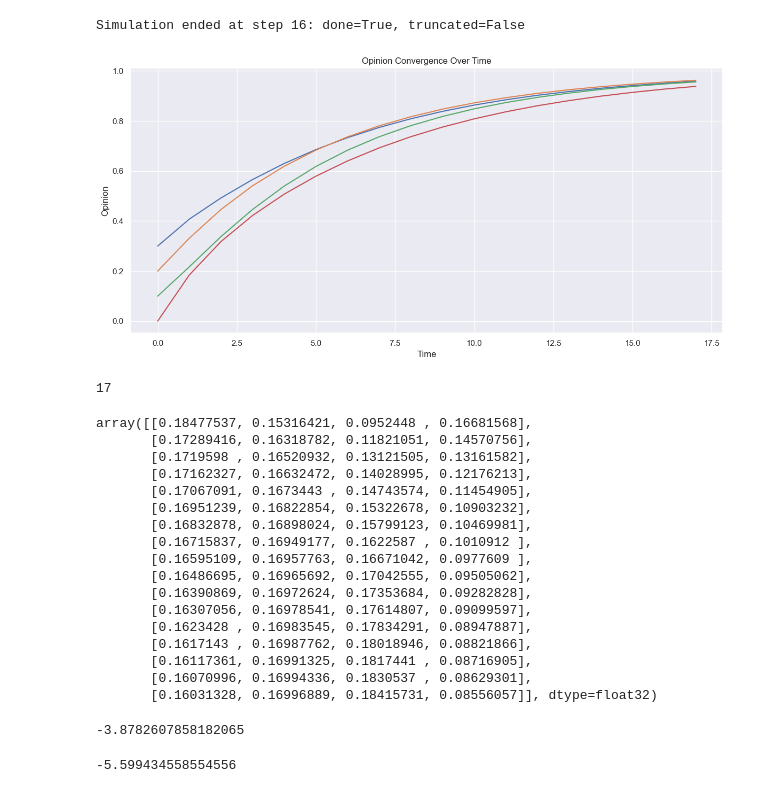
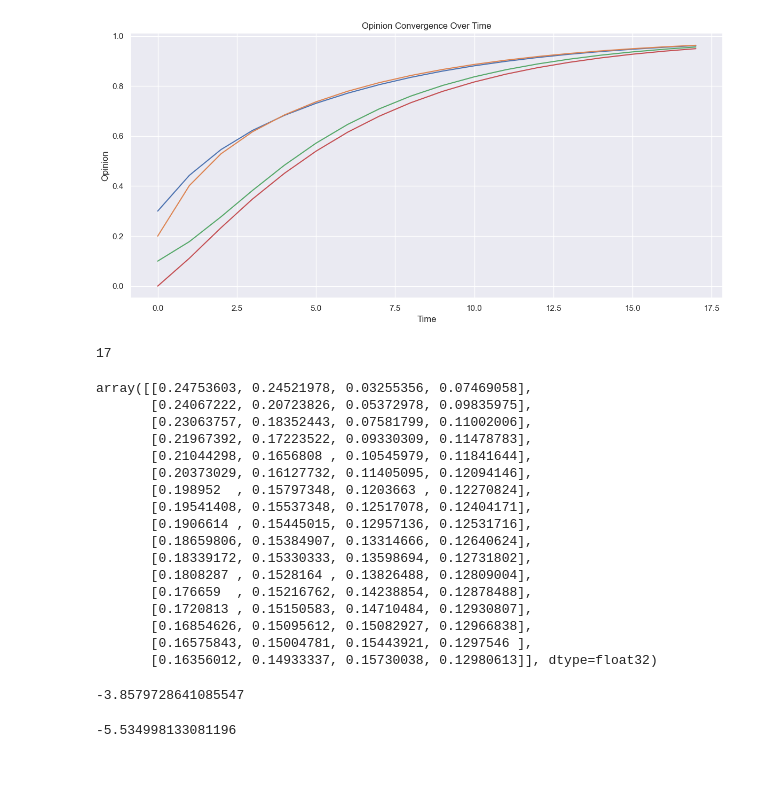
Before and after one commit to mariusdgm/phd-rl-algos, a Jupyter notebook: dqn/opinion_dynamics/experiments/agent_eval.ipynb, the cells around one changed output. Saved outputs shown, nothing was run; the diff lists cells and outputs as text; code cells hidden in the pictures.

Commit message:
best experiment beats nahs

```diff
--- a/dqn/opinion_dynamics/experiments/agent_eval.ipynb
+++ b/dqn/opinion_dynamics/experiments/agent_eval.ipynb
@@ -113,7 +113,7 @@ def run_policy_agent(agent, max_steps=1000):
 # exp_subdir = r"D:\Work\repos\RL\phd-rl-algos\dqn\opinion_dynamics\experiments\results\2025Apr22-104437_configs\0003_agent_params.args_.action_w_noise_amplitude_0.6\0"
 
 # last run
-exp_subdir = r"D:\Work\repos\RL\phd-rl-algos\dqn\opinion_dynamics\experiments\results\2025Apr29-212301_configs\0005_optim.args_.eps_1e-06__optim.args_.lr_0.0001__agent_params.args_.action_w_noise_amplitude_0.3\0"
+exp_subdir = r"D:\Work\repos\RL\phd-rl-algos\dqn\opinion_dynamics\experiments\results\2025May02-101004_configs\0025_optim.args_.eps_1e-07__optim.args_.lr_1e-05__agent_params.args_.target_model_update_freq_500__agent_params.args_.training_freq_4__agent_params.args_.batch_size_32__agent_params.args_.action_w_noise_amplitude_0.3\1"
 
 agent = instantiate_agent(exp_subdir)
 
@@ -128,5 +129,4 @@ plot_opinions_over_time(states)
-Simulation ended at step 16: done=True, truncated=False
-[figure, old version]
+[figure, new version]
 # %%
 len(actions)
 # %% [output]
@@ -134,23 +134,23 @@ len(actions)
 # %%
 actions
 # %% [output]
-array([[0.18477537, 0.15316421, 0.0952448 , 0.16681568],
-       [0.17289416, 0.16318782, 0.11821051, 0.14570756],
-       [0.1719598 , 0.16520932, 0.13121505, 0.13161582],
-       [0.17162327, 0.16632472, 0.14028995, 0.12176213],
-       [0.17067091, 0.1673443 , 0.14743574, 0.11454905],
-       [0.16951239, 0.16822854, 0.15322678, 0.10903232],
-       [0.16832878, 0.16898024, 0.15799123, 0.10469981],
-       [0.16715837, 0.16949177, 0.1622587 , 0.1010912 ],
-       [0.16595109, 0.16957763, 0.16671042, 0.0977609 ],
-       [0.16486695, 0.16965692, 0.17042555, 0.09505062],
-       [0.16390869, 0.16972624, 0.17353684, 0.09282828],
-       [0.16307056, 0.16978541, 0.17614807, 0.09099597],
-       [0.1623428 , 0.16983545, 0.17834291, 0.08947887],
-       [0.1617143 , 0.16987762, 0.18018946, 0.08821866],
-       [0.16117361, 0.16991325, 0.1817441 , 0.08716905],
-       [0.16070996, 0.16994336, 0.1830537 , 0.08629301],
-       [0.16031328, 0.16996889, 0.18415731, 0.08556057]], dtype=float32)
+array([[0.24753603, 0.24521978, 0.03255356, 0.07469058],
+       [0.24067222, 0.20723826, 0.05372978, 0.09835975],
+       [0.23063757, 0.18352443, 0.07581799, 0.11002006],
+       [0.21967392, 0.17223522, 0.09330309, 0.11478783],
+       [0.21044298, 0.1656808 , 0.10545979, 0.11841644],
+       [0.20373029, 0.16127732, 0.11405095, 0.12094146],
+       [0.198952  , 0.15797348, 0.1203663 , 0.12270824],
+       [0.19541408, 0.15537348, 0.12517078, 0.12404171],
+       [0.1906614 , 0.15445015, 0.12957136, 0.12531716],
+       [0.18659806, 0.15384907, 0.13314666, 0.12640624],
+       [0.18339172, 0.15330333, 0.13598694, 0.12731802],
+       [0.1808287 , 0.1528164 , 0.13826488, 0.12809004],
+       [0.176659  , 0.15216762, 0.14238854, 0.12878488],
+       [0.1720813 , 0.15150583, 0.14710484, 0.12930807],
+       [0.16854626, 0.15095612, 0.15082927, 0.12966838],
+       [0.16575843, 0.15004781, 0.15443921, 0.1297546 ],
+       [0.16356012, 0.14933337, 0.15730038, 0.12980613]], dtype=float32)
 # %%
 gamma = 0.9
 total_value = 0
@@ -159,8 +159,8 @@ for i, r in enumerate(rewards):
 
 total_value
 # %% [output]
--3.8782607858182065
+-3.8579728641085547
 # %%
 sum(rewards)
 # %% [output]
--5.599434558554556
+-5.534998133081196
```
Also changed, not shown: parts of 1 cell of this notebook, 4 other files.
